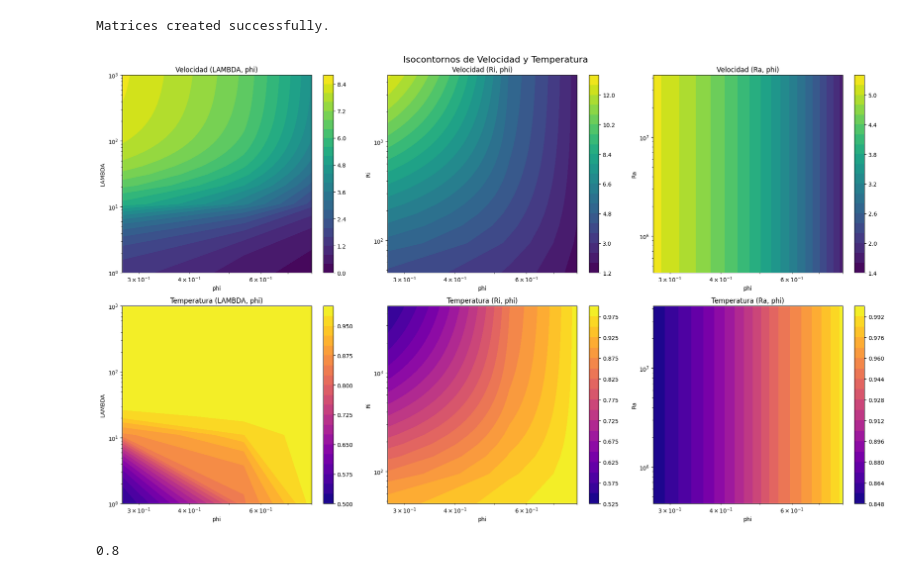
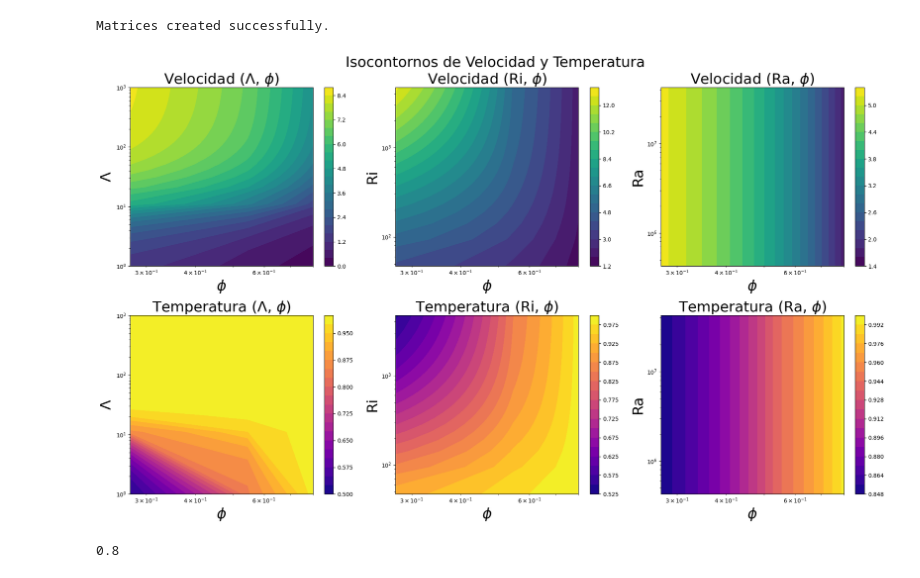
Before and after one commit to angelgvillatoro/bullville_M1, a Jupyter notebook: tfm/4_9_24.ipynb, the cells around one changed output. Saved outputs shown, nothing was run; the diff lists cells and outputs as text; code cells hidden in the pictures.

```diff
--- a/tfm/4_9_24.ipynb
+++ b/tfm/4_9_24.ipynb
@@ -160,10 +162,13 @@ Ra_extremos = rho_0**2 * g * beta * Cp * D**2 * temperaturas / (16 * nu * h)
 
 print('LAMBDA ' + str(LAMBDA_extremos) + '\nphi ' + str(phi_extremos) + '\nRi ' + str(Ri_extremos) + '\nRa ' + str(Ra_extremos))
 
-LAMBDA_barrido = np.linspace(LAMBDA_extremos[0], LAMBDA_extremos[1], 100)
-phi_barrido = np.linspace(phi_extremos[0], phi_extremos[1], 100)
-Ri_barrido = np.linspace(Ri_extremos[0], Ri_extremos[1], 100)
-Ra_barrido = np.linspace(Ra_extremos[0], Ra_extremos[1], 100)
+resolucion = 100
+
+# Definir los rangos para los ejes
+phi_range = np.linspace(phi_extremos[0], phi_extremos[1], resolucion)
+LAMBDA_range = np.linspace(LAMBDA_extremos[0], LAMBDA_extremos[1], resolucion)
+Ri_range = np.linspace(Ri_extremos[0], Ri_extremos[1], resolucion)
+Ra_range = np.linspace(Ra_extremos[0], Ra_extremos[1], resolucion)
 # %% [output]
 LAMBDA [1, 1000]
 phi [27.2479564   0.27247956]
@@ -250,19 +255,13 @@ Matrices created successfully.
 # %%
 # Crear una figura con 6 subplots
 fig, axs = plt.subplots(2, 3, figsize=(20, 12))
-fig.suptitle('Isocontornos de Velocidad y Temperatura', fontsize=16)
-
-# Definir los rangos para los ejes
-phi_range = np.linspace(phi_extremos[0], phi_extremos[1], 100)
-LAMBDA_range = np.linspace(LAMBDA_extremos[0], LAMBDA_extremos[1], 100)
-Ri_range = np.linspace(Ri_extremos[0], Ri_extremos[1], 100)
-Ra_range = np.linspace(Ra_extremos[0], Ra_extremos[1], 100)
+fig.suptitle('Isocontornos de Velocidad y Temperatura', fontsize = 26)
 
 # 1. v_lambda_phi
 im1 = axs[0, 0].contourf(phi_range, LAMBDA_range, v_lambda_phi, levels=20, cmap='viridis')
-axs[0, 0].set_title('Velocidad (LAMBDA, phi)')
-axs[0, 0].set_xlabel('phi')
-axs[0, 0].set_ylabel('LAMBDA')
+axs[0, 0].set_title('Velocidad ($\Lambda$, $\phi$)', fontsize = 26)
+axs[0, 0].set_xlabel('$\phi$', fontsize = 26)
+axs[0, 0].set_ylabel('$\Lambda$', fontsize = 26)
 axs[0, 0].set_xscale('log')
 axs[0, 0].set_yscale('log')
 axs[0, 0].set_xlim(0, 8e-1)
@@ -272,60 +271,61 @@ fig.colorbar(im1, ax=axs[0, 0])
 
 # 2. v_Ri_phi
 im2 = axs[0, 1].contourf(phi_range, Ri_range, v_Ri_phi, levels=20, cmap='viridis')
-axs[0, 1].set_title('Velocidad (Ri, phi)')
-axs[0, 1].set_xlabel('phi')
-axs[0, 1].set_ylabel('Ri')
+axs[0, 1].set_title('Velocidad (Ri, $\phi$)', fontsize = 26)
+axs[0, 1].set_xlabel('$\phi$', fontsize = 26)
+axs[0, 1].set_ylabel('Ri', fontsize = 26)
 axs[0, 1].set_xscale('log')
 axs[0, 1].set_yscale('log')
 axs[0, 1].set_xlim(0, 8e-1)
 axs[0, 1].set_ylim(min(Ri_range), max(Ri_range))
+axs[0, 1].text()
 fig.colorbar(im2, ax=axs[0, 1])
 
 # 3. v_Ra_phi
 im3 = axs[0, 2].contourf(phi_range, Ra_range, v_Ra_phi, levels=20, cmap='viridis')
-axs[0, 2].set_title('Velocidad (Ra, phi)')
-axs[0, 2].set_xlabel('phi')
-axs[0, 2].set_ylabel('Ra')
+axs[0, 2].set_title('Velocidad (Ra, $\phi$)', fontsize = 26)
+axs[0, 2].set_xlabel('$\phi$', fontsize = 26)
+axs[0, 2].set_ylabel('Ra', fontsize = 26)
 axs[0, 2].set_xscale('log')
 axs[0, 2].set_yscale('log')
 axs[0, 2].set_xlim(0, 8e-1)
 axs[0, 2].set_ylim(min(Ra_range), max(Ra_range))
 fig.colorbar(im3, ax=axs[0, 2])
 
 # 4. theta_lambda_phi
 im4 = axs[1, 0].contourf(phi_range, LAMBDA_range, theta_lambda_phi, levels=20, cmap='plasma')
-axs[1, 0].set_title('Temperatura (LAMBDA, phi)')
-axs[1, 0].set_xlabel('phi')
-axs[1, 0].set_ylabel('LAMBDA')
+axs[1, 0].set_title('Temperatura ($\Lambda$, $\phi$)', fontsize = 26)
+axs[1, 0].set_xlabel('$\phi$', fontsize = 26)
+axs[1, 0].set_ylabel('$\Lambda$', fontsize = 26)
 axs[1, 0].set_xscale('log')
 axs[1, 0].set_yscale('log')
 axs[1, 0].set_xlim(0, 8e-1)
 fig.colorbar(im4, ax=axs[1, 0])
 
 # 5. theta_Ri_phi
 im5 = axs[1, 1].contourf(phi_range, Ri_range, theta_Ri_phi, levels=20, cmap='plasma')
-axs[1, 1].set_title('Temperatura (Ri, phi)')
-axs[1, 1].set_xlabel('phi')
-axs[1, 1].set_ylabel('Ri')
+axs[1, 1].set_title('Temperatura (Ri, $\phi$)', fontsize = 26)
+axs[1, 1].set_xlabel('$\phi$', fontsize = 26)
+axs[1, 1].set_ylabel('Ri', fontsize = 26)
 axs[1, 1].set_xscale('log')
 axs[1, 1].set_yscale('log')
 axs[1, 1].set_xlim(0, 8e-1)
 fig.colorbar(im5, ax=axs[1, 1])
 
 # 6. theta_Ra_phi
 im6 = axs[1, 2].contourf(phi_range, Ra_range, theta_Ra_phi, levels=20, cmap='plasma')
-axs[1, 2].set_title('Temperatura (Ra, phi)')
-axs[1, 2].set_xlabel('phi')
-axs[1, 2].set_ylabel('Ra')
+axs[1, 2].set_title('Temperatura (Ra, $\phi$)', fontsize = 26)
+axs[1, 2].set_xlabel('$\phi$', fontsize = 26)
+axs[1, 2].set_ylabel('Ra', fontsize = 26)
 axs[1, 2].set_xscale('log')
 axs[1, 2].set_yscale('log')
 axs[1, 2].set_xlim(0, 8e-1)
 fig.colorbar(im6, ax=axs[1, 2])
 
 plt.tight_layout()
 plt.show()
 
 print(8e-1)
 # %% [output]
-[figure, old version]
+[figure, new version]
 0.8
```
Also changed, not shown: parts of 4 cells of this notebook, 1 other file.
